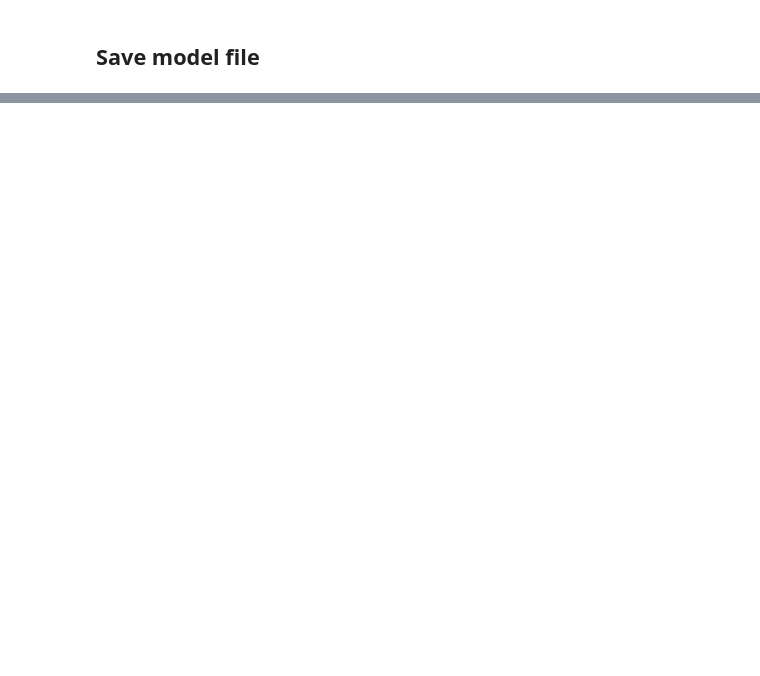
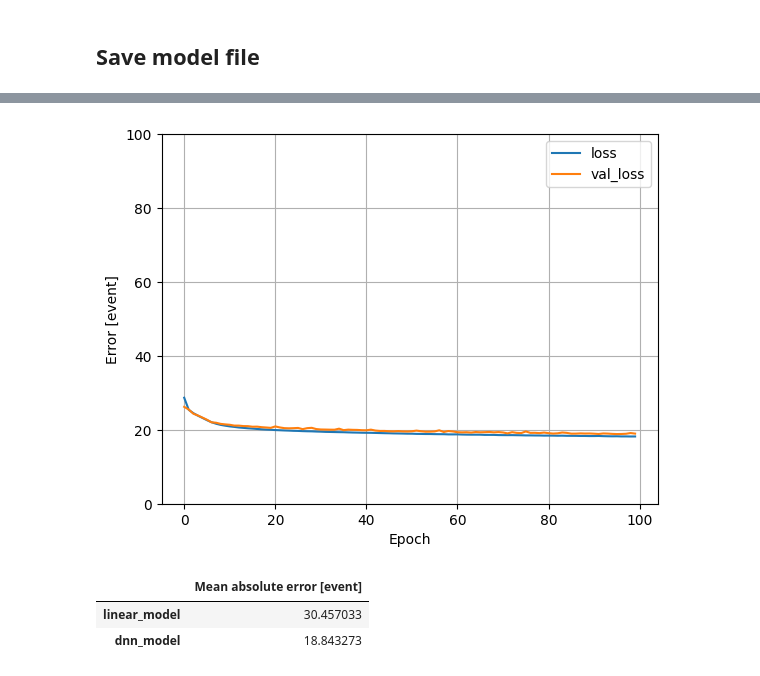
Before and after one commit to maximlesy/big-data-olympic-games, a Jupyter notebook: data-exploration/preparation.ipynb, the cells around one changed output, grey strips where cells are left out. Cells and saved outputs as stored; diff of their text form; code cells hidden in the pictures; blank space fills up the shorter version.

```diff
--- a/data-exploration/preparation.ipynb
+++ b/data-exploration/preparation.ipynb
@@ -633,0 +636,13 @@ _ = plt.ylabel('Count')
+# %%
+dnn_model = tf.keras.Sequential([
+    tf.keras.layers.InputLayer(shape=(train_features.shape[1],)),
+    normalizer,
+    tf.keras.layers.Dense(64, activation='relu'),
+    tf.keras.layers.Dense(64, activation='relu'),
+    tf.keras.layers.Dense(1, name='output')
+])
+
+dnn_model.compile(loss='mean_absolute_error',
+                optimizer=tf.keras.optimizers.Adam(0.001))
+
+dnn_model.summary()
@@ -633,0 +666,17 @@ _ = plt.ylabel('Count')
+# %%
+history = dnn_model.fit(
+    np.array(train_features,np.float32),
+    train_labels,
+    validation_split=0.2,
+    verbose=0, epochs=100)
+
+plot_loss(history)
+# %% [output]
+[figure, added]
+# %%
+test_results['dnn_model'] = dnn_model.evaluate(np.array(test_features,np.float32), test_labels, verbose=0)
+pd.DataFrame(test_results, index=['Mean absolute error [event]']).T
+# %% [output]
+|  | Mean absolute error [event] |
+| linear_model | 30.457033 |
+| dnn_model | 18.843273 |
```
Also changed, not shown: parts of 13 cells of this notebook, 2 other files.
